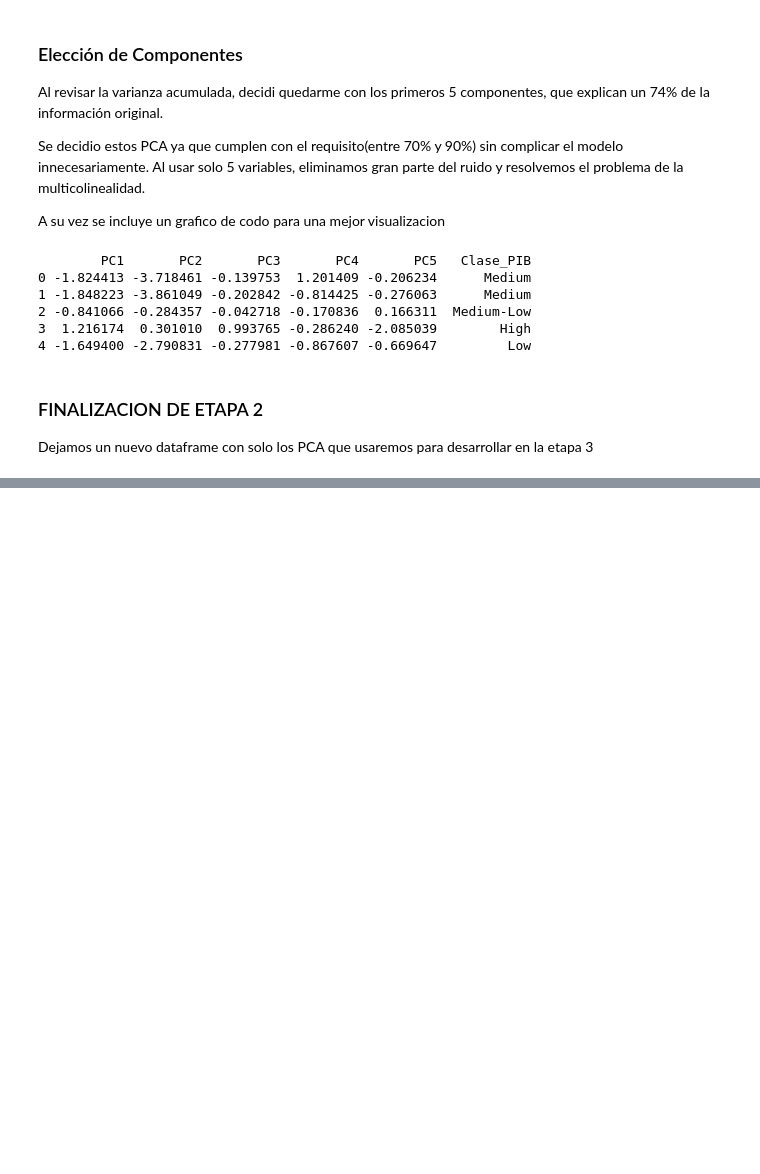
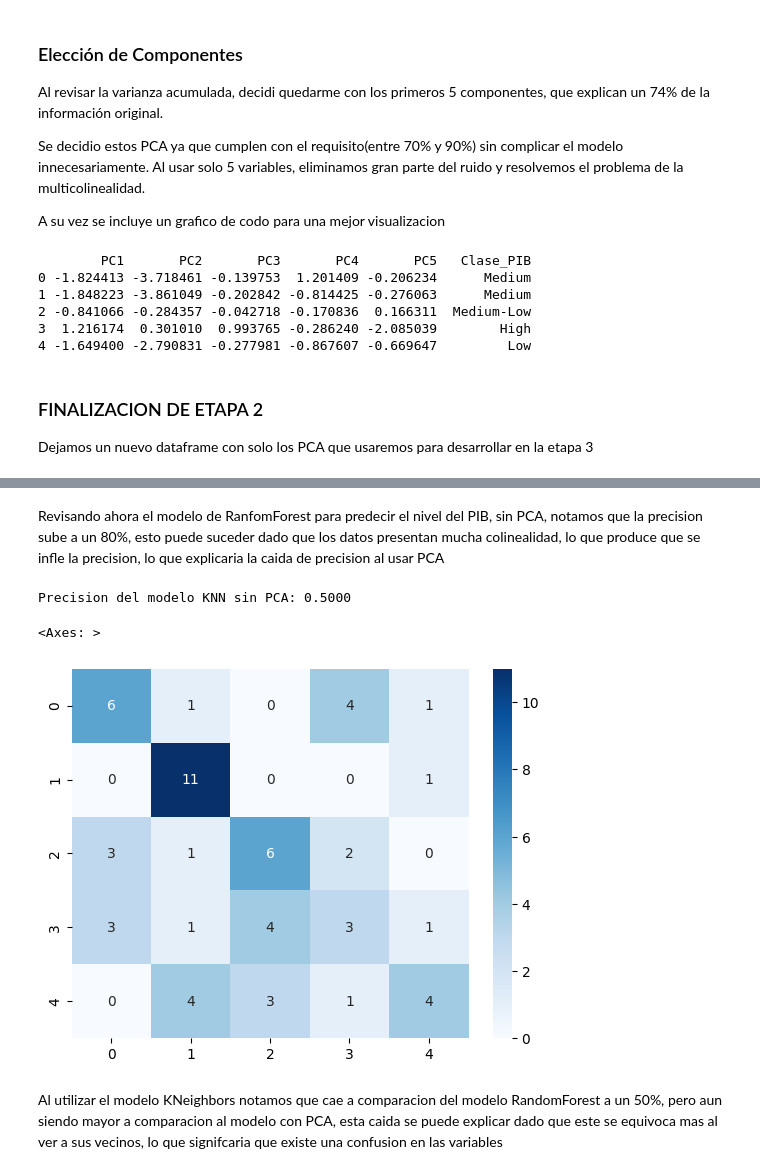
Before and after one commit to vicentegonzalez-hub/Portafolio, a Jupyter notebook: pib_wb.ipynb, the cells around one changed output, grey strips where cells are left out. Drawn from its saved outputs; the diff is of its cells as text; code cells hidden in the pictures; blank space fills up the shorter version.

```diff
--- a/pib_wb.ipynb
+++ b/pib_wb.ipynb
@@ -457,0 +535,27 @@ Dejamos un nuevo dataframe con solo los PCA que usaremos para  desarrollar en la
+# %% [markdown]
+Revisando ahora el modelo de RanfomForest para predecir el nivel del PIB, sin PCA, notamos que la precision sube a un 80%, esto puede suceder dado que los datos presentan mucha colinealidad, lo que produce que se infle la precision, lo que explicaria la caida de precision al usar PCA
+# %%
+from sklearn.neighbors import KNeighborsClassifier
+from sklearn.model_selection import train_test_split
+from sklearn.metrics import classification_report, accuracy_score, confusion_matrix
+
+X_train_sin_pca_knn, X_test_sin_pca_knn, y_train_sin_pca_knn, y_test_sin_pca_knn = train_test_split(
+    X_sin_pca, y_sin_pca, test_size=0.3, random_state=42, stratify=y_sin_pca
+)
+
+
+modelo_knn_sin_pca = KNeighborsClassifier(n_neighbors=5)
+modelo_knn_sin_pca.fit(X_train_sin_pca_knn, y_train_sin_pca_knn)
+
+y_pred_sin_pca_knn = modelo_knn_sin_pca.predict(X_test_sin_pca_knn)
+
+Precision_knn_sin_pca = accuracy_score(y_test_sin_pca_knn, y_pred_sin_pca_knn)
+cm_sin_pca = confusion_matrix(y_test_sin_pca_knn, y_pred_sin_pca_knn)
+print(f"Precision del modelo KNN sin PCA: {Precision_knn_sin_pca:.4f}")
+sns.heatmap(data=cm_sin_pca, annot=True, fmt='d', cmap='Blues')
+# %% [output]
+Precision del modelo KNN sin PCA: 0.5000
+<Axes: >
+[figure, added]
+# %% [markdown]
+Al utilizar el modelo KNeighbors notamos que cae a comparacion del modelo RandomForest a un 50%, pero aun siendo mayor a comparacion al modelo con PCA, esta caida se puede explicar dado que este se equivoca mas al ver a sus vecinos, lo que signifcaria que existe una confusion en las variables
```
Also changed, not shown: parts of 9 cells of this notebook.
